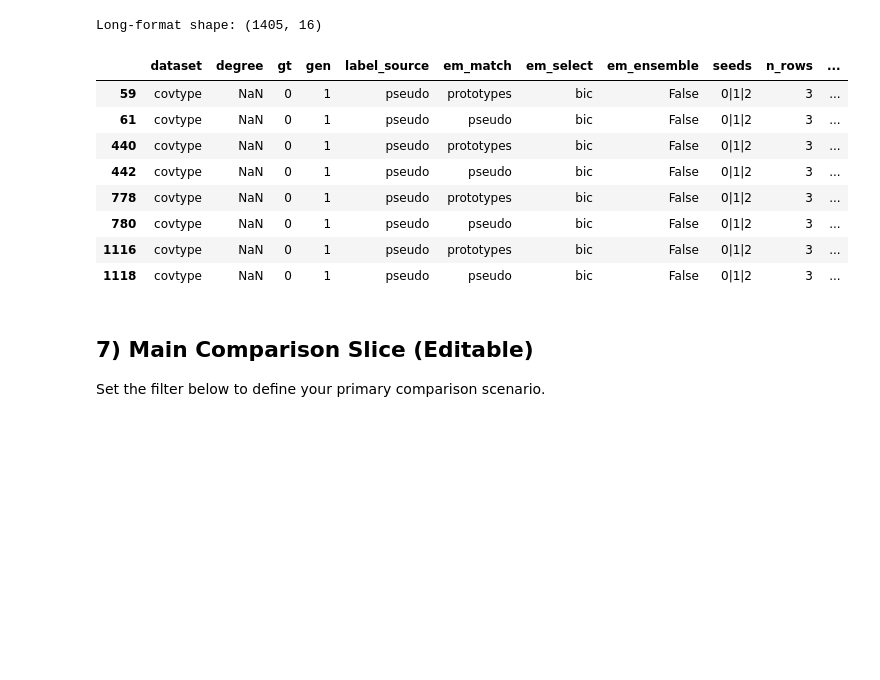
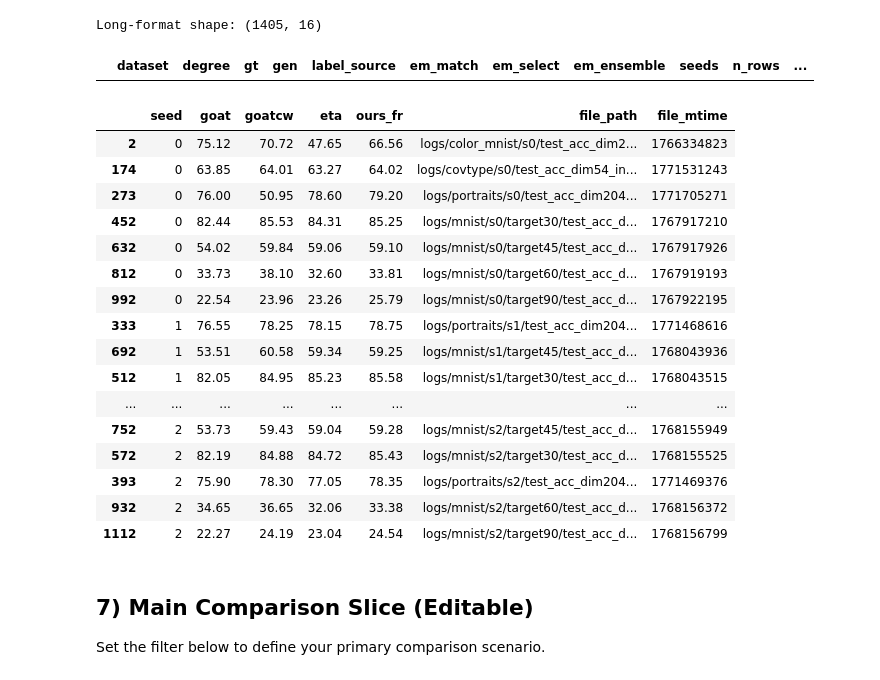
Before and after one commit to chenyuen0103/GOAT, a Jupyter notebook: analyze_results_summary.ipynb, the cells around one changed output. Saved outputs shown, nothing was run; the diff lists cells and outputs as text; code cells hidden in the pictures; blank space fills up the shorter version.

```diff
--- a/analyze_results_summary.ipynb
+++ b/analyze_results_summary.ipynb
@@ -136,17 +119,43 @@ print('Long-format shape:', df_long.shape)
 # %% [output]
 Long-format shape: (1405, 16)
 # %%
-df_long[(df_long['dataset'] == 'covtype') & (df_long['gt'] == 0) & (df_long['gen'] == 1)& (df_long['n_rows']==3)]
+df_long[(df_long['dataset'] == 'covtype') & (df_long['n_rows']>1) &(df_long['em_match'] == 'prototypes')&(df_long['em_select'] == 'prototypes')& (df_long['gt'] == 0)]
 # %% [output]
 |  | dataset | degree | gt | gen | label_source | em_match | em_select | em_ensemble | seeds | n_rows | ... |
-| 59 | covtype | NaN | 0 | 1 | pseudo | prototypes | bic | False | 0|1|2 | 3 | ... |
-| 61 | covtype | NaN | 0 | 1 | pseudo | pseudo | bic | False | 0|1|2 | 3 | ... |
-| 440 | covtype | NaN | 0 | 1 | pseudo | prototypes | bic | False | 0|1|2 | 3 | ... |
-| 442 | covtype | NaN | 0 | 1 | pseudo | pseudo | bic | False | 0|1|2 | 3 | ... |
-| 778 | covtype | NaN | 0 | 1 | pseudo | prototypes | bic | False | 0|1|2 | 3 | ... |
-| 780 | covtype | NaN | 0 | 1 | pseudo | pseudo | bic | False | 0|1|2 | 3 | ... |
-| 1116 | covtype | NaN | 0 | 1 | pseudo | prototypes | bic | False | 0|1|2 | 3 | ... |
-| 1118 | covtype | NaN | 0 | 1 | pseudo | pseudo | bic | False | 0|1|2 | 3 | ... |
+# %%
+import pandas as pd
+
+df_all = pd.read_csv("results_all_with_settings.csv")
+
+seed_view = df_all[
+    # (df_all['dataset'] == 'covtype') &
+    (df_all['gt'] == 0) &
+    (df_all['gen'] == 1) &
+    (df_all['label_source'] == 'pseudo') &
+    (df_all['em_match'] == 'prototypes') &
+    (df_all['em_select'] == 'bic') &
+    (df_all['em_ensemble'] == False)
+][['seed','goat','goatcw','eta','ours_fr','file_path','file_mtime']].sort_values('seed')
+
+seed_view
+# %% [output]
+|  | seed | goat | goatcw | eta | ours_fr | file_path | file_mtime |
+| 2 | 0 | 75.12 | 70.72 | 47.65 | 66.56 | logs/color_mnist/s0/test_acc_dim2... | 1766334823 |
+| 174 | 0 | 63.85 | 64.01 | 63.27 | 64.02 | logs/covtype/s0/test_acc_dim54_in... | 1771531243 |
+| 273 | 0 | 76.00 | 50.95 | 78.60 | 79.20 | logs/portraits/s0/test_acc_dim204... | 1771705271 |
+| 452 | 0 | 82.44 | 85.53 | 84.31 | 85.25 | logs/mnist/s0/target30/test_acc_d... | 1767917210 |
+| 632 | 0 | 54.02 | 59.84 | 59.06 | 59.10 | logs/mnist/s0/target45/test_acc_d... | 1767917926 |
+| 812 | 0 | 33.73 | 38.10 | 32.60 | 33.81 | logs/mnist/s0/target60/test_acc_d... | 1767919193 |
+| 992 | 0 | 22.54 | 23.96 | 23.26 | 25.79 | logs/mnist/s0/target90/test_acc_d... | 1767922195 |
+| 333 | 1 | 76.55 | 78.25 | 78.15 | 78.75 | logs/portraits/s1/test_acc_dim204... | 1771468616 |
+| 692 | 1 | 53.51 | 60.58 | 59.34 | 59.25 | logs/mnist/s1/target45/test_acc_d... | 1768043936 |
+| 512 | 1 | 82.05 | 84.95 | 85.23 | 85.58 | logs/mnist/s1/target30/test_acc_d... | 1768043515 |
+| ... | ... | ... | ... | ... | ... | ... | ... |
+| 752 | 2 | 53.73 | 59.43 | 59.04 | 59.28 | logs/mnist/s2/target45/test_acc_d... | 1768155949 |
+| 572 | 2 | 82.19 | 84.88 | 84.72 | 85.43 | logs/mnist/s2/target30/test_acc_d... | 1768155525 |
+| 393 | 2 | 75.90 | 78.30 | 77.05 | 78.35 | logs/portraits/s2/test_acc_dim204... | 1771469376 |
+| 932 | 2 | 34.65 | 36.65 | 32.06 | 33.38 | logs/mnist/s2/target60/test_acc_d... | 1768156372 |
+| 1112 | 2 | 22.27 | 24.19 | 23.04 | 24.54 | logs/mnist/s2/target90/test_acc_d... | 1768156799 |
 # %% [markdown]
 ## 7) Main Comparison Slice (Editable)
 
```
Also changed, not shown: parts of 11 cells of this notebook, 6 other files.
